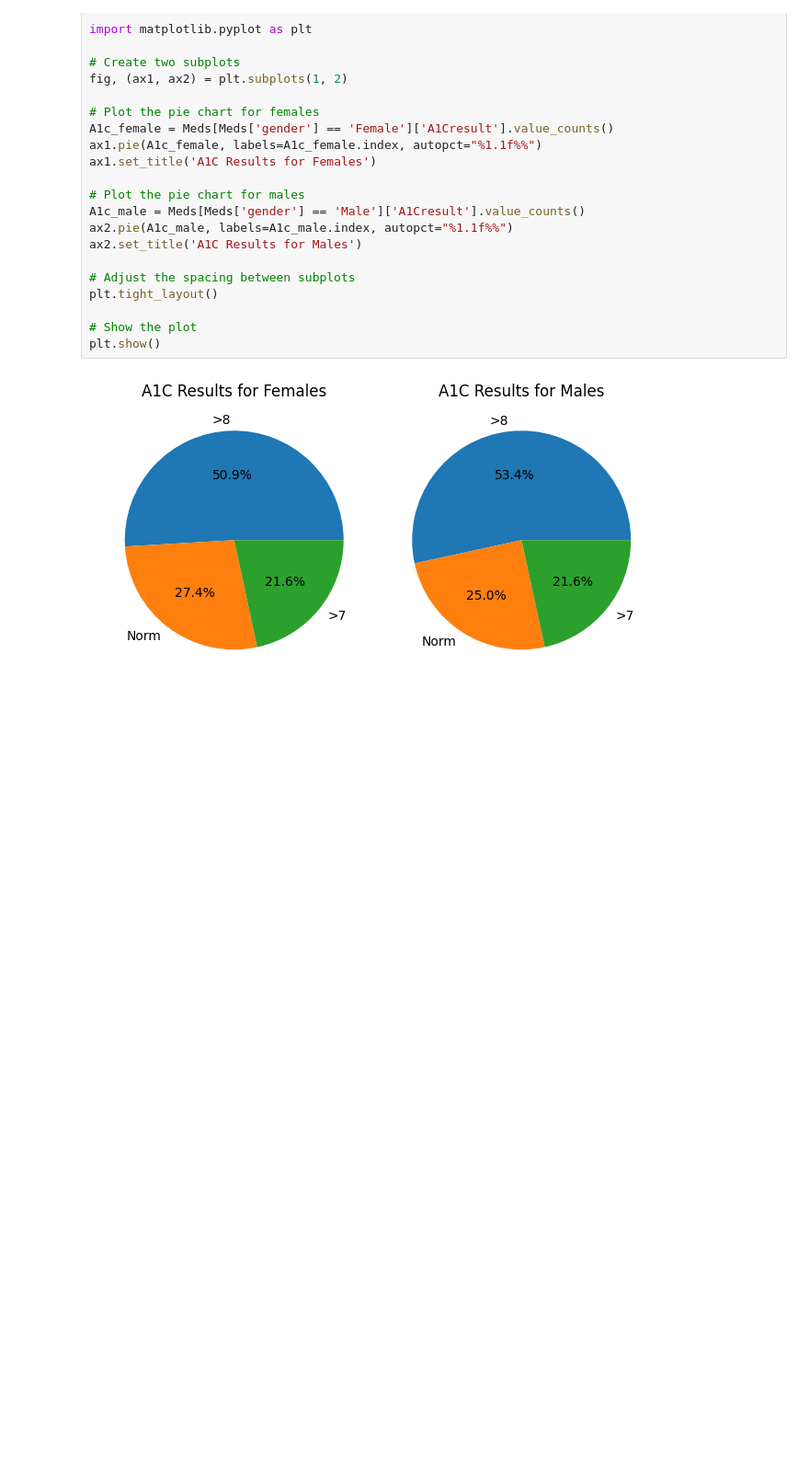
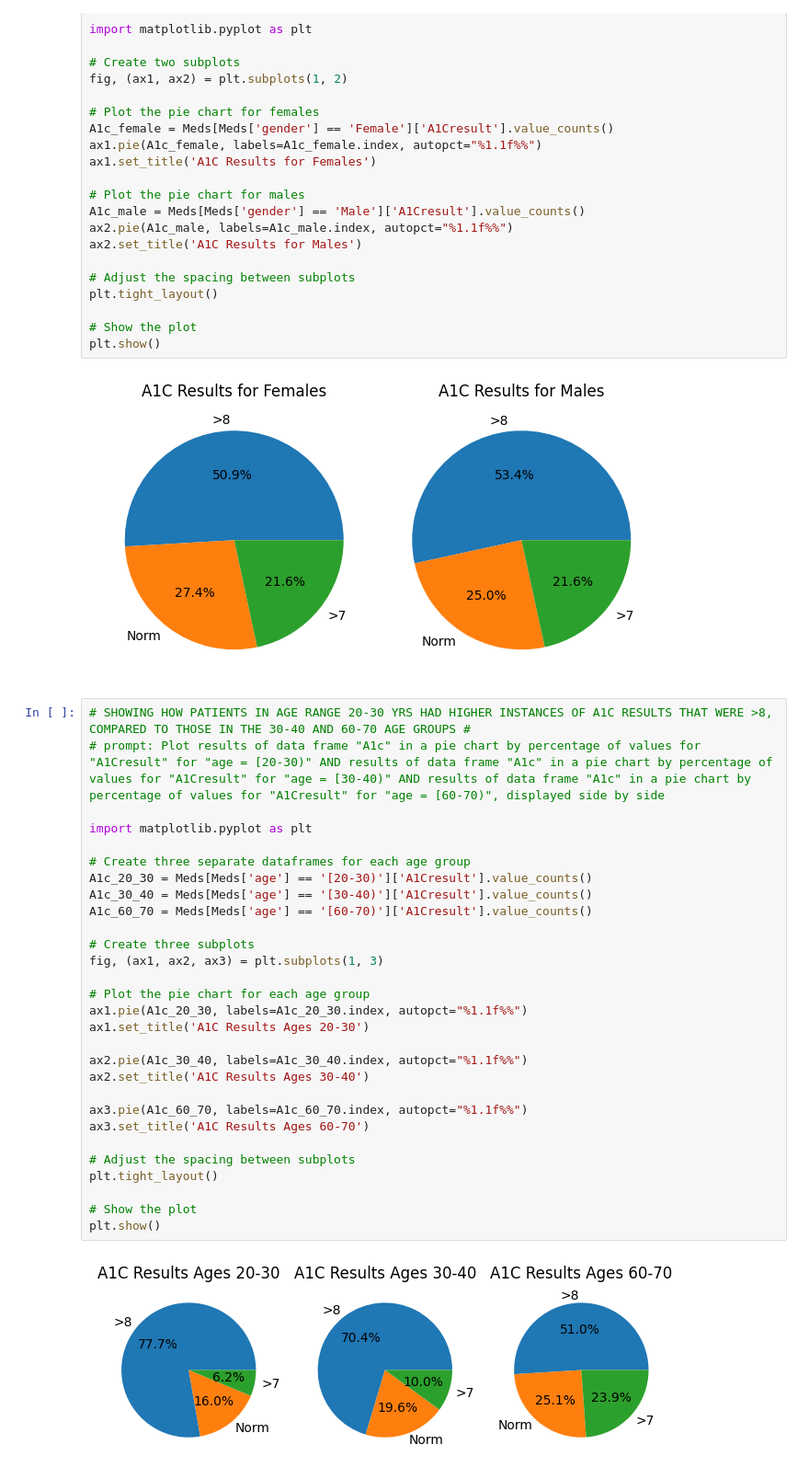
Before and after one commit to 7tiesdan/IntroToPythonLCC, a Jupyter notebook: PythonProject2.ipynb, the cells around one changed output. Shown at 92% size. Drawn from its saved outputs; the diff is of its cells as text; blank space fills up the shorter version.

```diff
--- a/PythonProject2.ipynb
+++ b/PythonProject2.ipynb
@@ -448,4 +448,35 @@ plt.tight_layout()
 plt.show()
 # %% [output]
 [figure]
+# %%
+# SHOWING HOW PATIENTS IN AGE RANGE 20-30 YRS HAD HIGHER INSTANCES OF A1C RESULTS THAT WERE >8, COMPARED TO THOSE IN THE 30-40 AND 60-70 AGE GROUPS #
+# prompt: Plot results of data frame "A1c" in a pie chart by percentage of values for "A1Cresult" for "age = [20-30)" AND results of data frame "A1c" in a pie chart by percentage of values for "A1Cresult" for "age = [30-40)" AND results of data frame "A1c" in a pie chart by percentage of values for "A1Cresult" for "age = [60-70)", displayed side by side
+
+import matplotlib.pyplot as plt
+
+# Create three separate dataframes for each age group
+A1c_20_30 = Meds[Meds['age'] == '[20-30)']['A1Cresult'].value_counts()
+A1c_30_40 = Meds[Meds['age'] == '[30-40)']['A1Cresult'].value_counts()
+A1c_60_70 = Meds[Meds['age'] == '[60-70)']['A1Cresult'].value_counts()
+
+# Create three subplots
+fig, (ax1, ax2, ax3) = plt.subplots(1, 3)
+
+# Plot the pie chart for each age group
+ax1.pie(A1c_20_30, labels=A1c_20_30.index, autopct="%1.1f%%")
+ax1.set_title('A1C Results Ages 20-30')
+
+ax2.pie(A1c_30_40, labels=A1c_30_40.index, autopct="%1.1f%%")
+ax2.set_title('A1C Results Ages 30-40')
+
+ax3.pie(A1c_60_70, labels=A1c_60_70.index, autopct="%1.1f%%")
+ax3.set_title('A1C Results Ages 60-70')
+
+# Adjust the spacing between subplots
+plt.tight_layout()
+
+# Show the plot
+plt.show()
+# %% [output]
+[figure, added]
 # %% [markdown]
```
Also changed, not shown: parts of 1 cell of this notebook.
